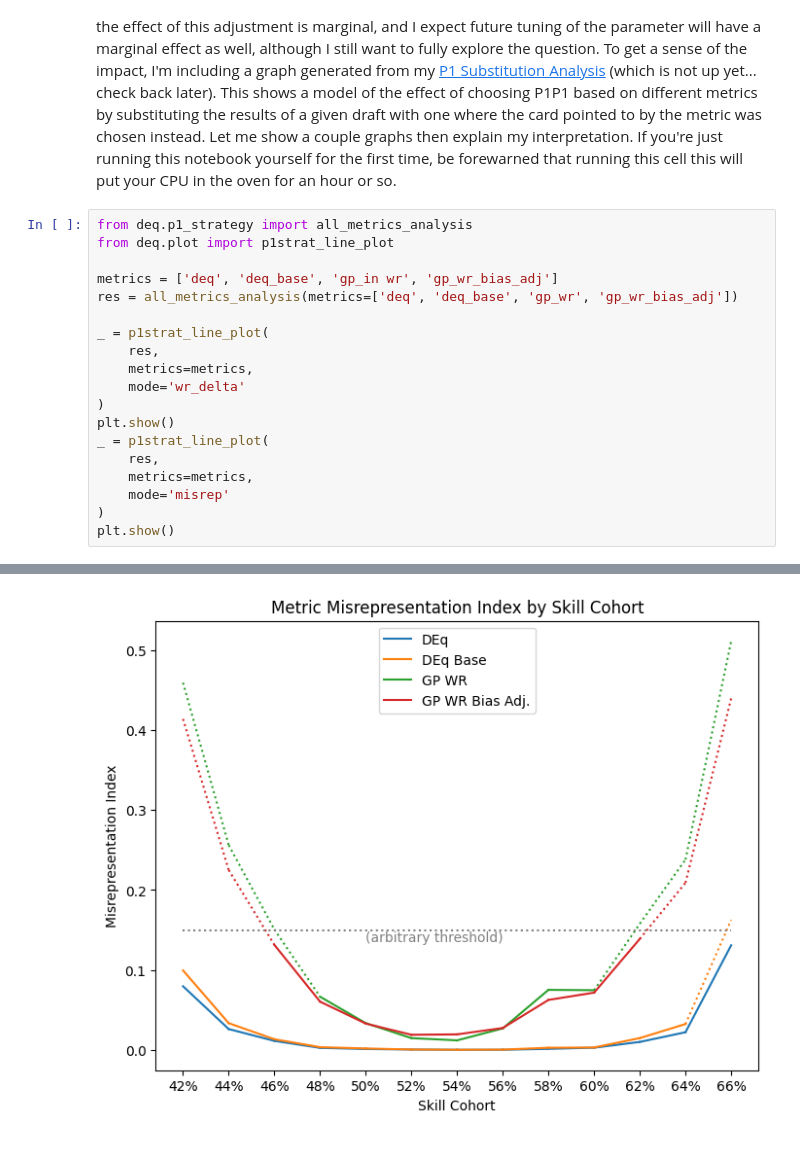
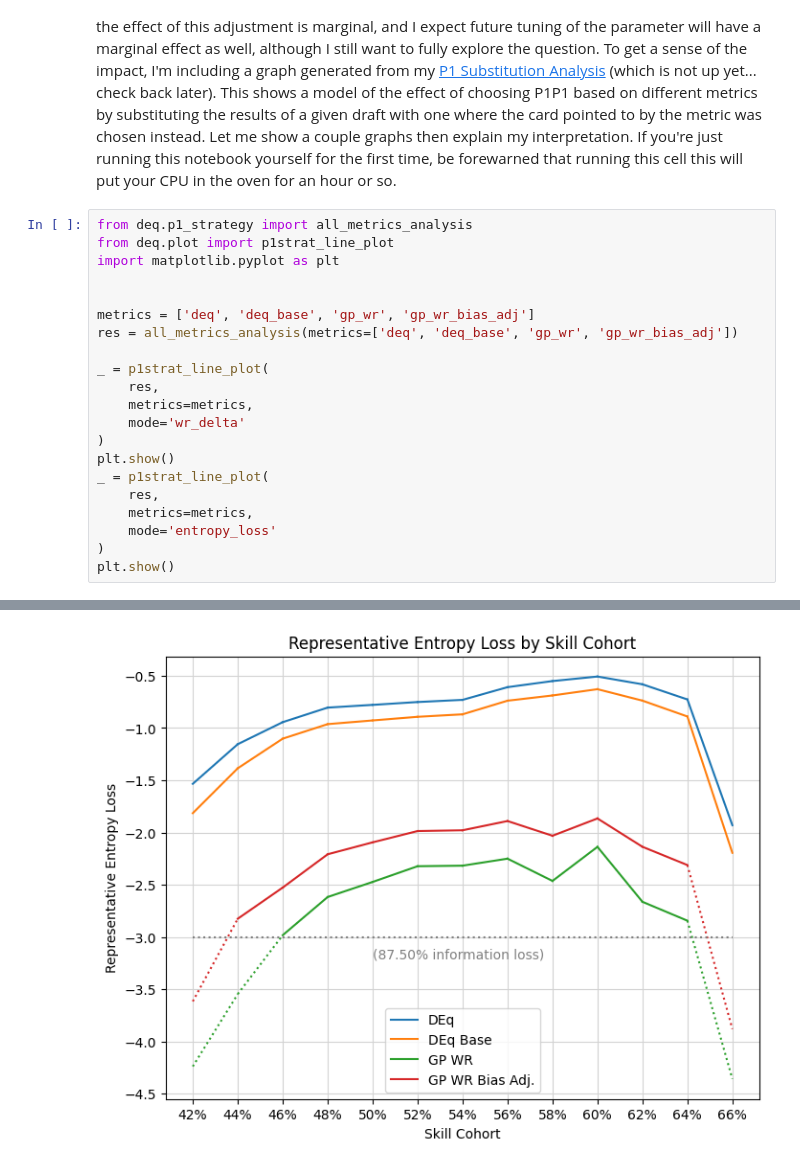
Before and after one commit to oelarnes/deq, a Jupyter notebook: docs/deq.ipynb, the cells around one changed output, grey strips where cells are left out. Saved outputs shown, nothing was run; the diff lists cells and outputs as text.

```diff
--- a/docs/deq.ipynb
+++ b/docs/deq.ipynb
@@ -171,8 +171,10 @@ For two-color gold cards, I use 50% of the marginal win rate of the gold cards i
 # %%
 from deq.p1_strategy import all_metrics_analysis
 from deq.plot import p1strat_line_plot
+import matplotlib.pyplot as plt
 
-metrics = ['deq', 'deq_base', 'gp_in wr', 'gp_wr_bias_adj']
+
+metrics = ['deq', 'deq_base', 'gp_wr', 'gp_wr_bias_adj']
 res = all_metrics_analysis(metrics=['deq', 'deq_base', 'gp_wr', 'gp_wr_bias_adj'])
 
 _ = p1strat_line_plot(
@@ -184,7 +186,7 @@ plt.show()
 _ = p1strat_line_plot(
     res,
     metrics=metrics,
-    mode='misrep'
+    mode='entropy_loss'
 )
 plt.show()
 # %% [output]
@@ -192,3 +194,3 @@ plt.show()
-[figure, old version]
+[figure, new version]
 # %% [markdown]
 The first graph shows the simulated marginal effect on win rate of choosing the card in the pack with the highest value in each metric, respectively, for each p1p1 in 2.26 million drafts covering the last three years of major releases.
```
Also changed, not shown: parts of 2 cells of this notebook, 5 other files.
